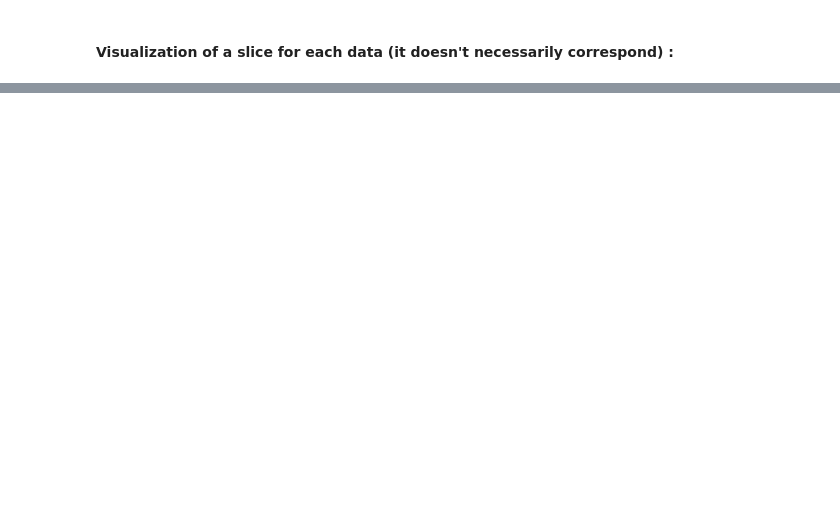
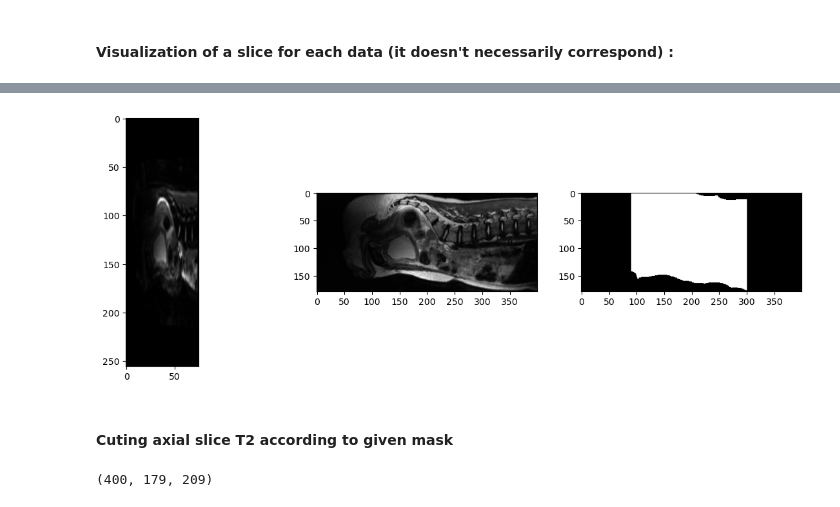
Before and after one commit to CharlineCuraut/Registration_IRM_T2_DWI_b0, a Jupyter notebook: registration_IRM_T2_DWI_b0.ipynb, the cells around one changed output, grey strips where cells are left out. Saved outputs shown, nothing was run; the diff lists cells and outputs as text; code cells hidden in the pictures; blank space fills up the shorter version.

```diff
--- a/registration_IRM_T2_DWI_b0.ipynb
+++ b/registration_IRM_T2_DWI_b0.ipynb
@@ -86,0 +94,20 @@ plt.show()
+# %%
+fig = plt.figure(figsize=(15,5))
+
+plt.subplot(1,3,1)
+sagittal_b0 = minor_b0[127,:,:]
+plt.imshow(sagittal_b0, cmap="gray")
+
+plt.subplot(1,3,2)
+sagittal_T2 = minor_T2[200,:,:]
+plt.imshow(sagittal_T2, cmap="gray")
+
+plt.subplot(1,3,3)
+sagittal_T2_mask = minor_T2_mask[200,:,:]
+plt.imshow(sagittal_T2_mask, cmap="gray")
+
+plt.show()
+# %% [output]
+[figure, added]
+# %% [markdown]
+#### Cuting axial slice T2 according to given mask
@@ -86,0 +144,5 @@ plt.show()
+# %%
+minor_T2_cut, minor_T2_mask_cut = cut_T2_coro(minor_T2, minor_T2_mask)
+print(minor_T2_cut.shape)
+# %% [output]
+(400, 179, 209)
```
Also changed, not shown: parts of 15 cells of this notebook.
